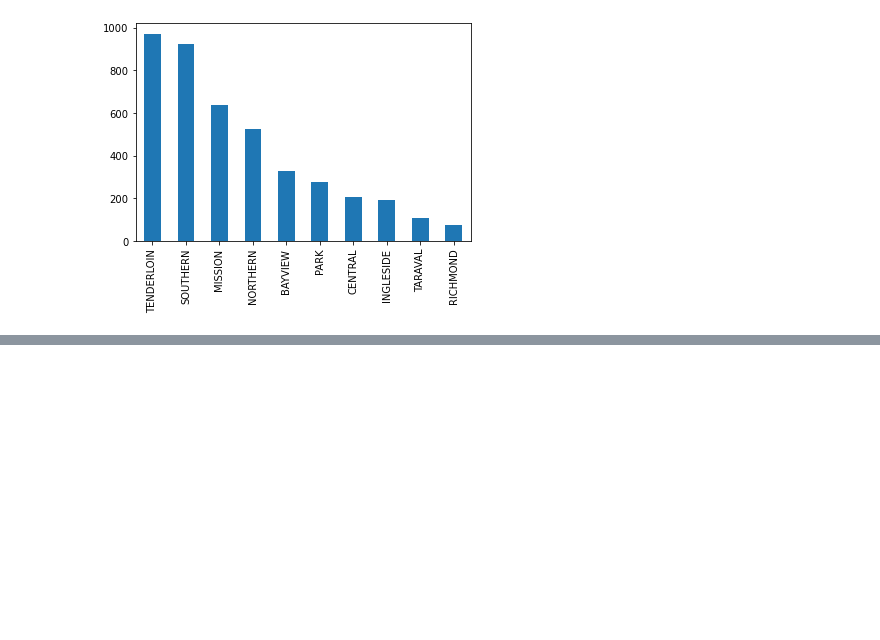
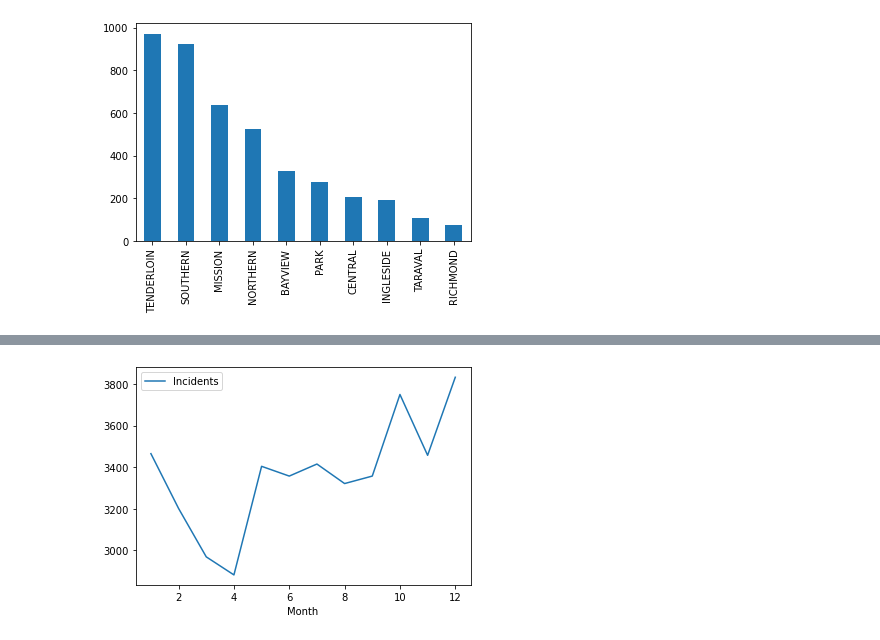
Before and after one commit to ktpatrick8/pythonproject1, a Jupyter notebook: Kyle's Notebook/Kyle_P.ipynb, the cells around one changed output, grey strips where cells are left out. Drawn from its saved outputs; the diff is of its cells as text; code cells hidden in the pictures; blank space fills up the shorter version.

```diff
--- a/Kyle's Notebook/Kyle_P.ipynb
+++ b/Kyle's Notebook/Kyle_P.ipynb
@@ -134,0 +129,9 @@ Name: Date, Length: 150500, dtype: object
+# %%
+larceny_data = police_data.loc[police_data['Category'].isin(['LARCENY/THEFT'])]
+larceny_months = larceny_data.groupby('Month')
+larceny_summary_df = pd.DataFrame({
+    "Incidents" : larceny_months['IncidntNum'].count()
+})
+larceny_summary_df.plot(kind="line");
+# %% [output]
+[figure, added]
```
Also changed, not shown: parts of 7 cells of this notebook, 2 other files.
